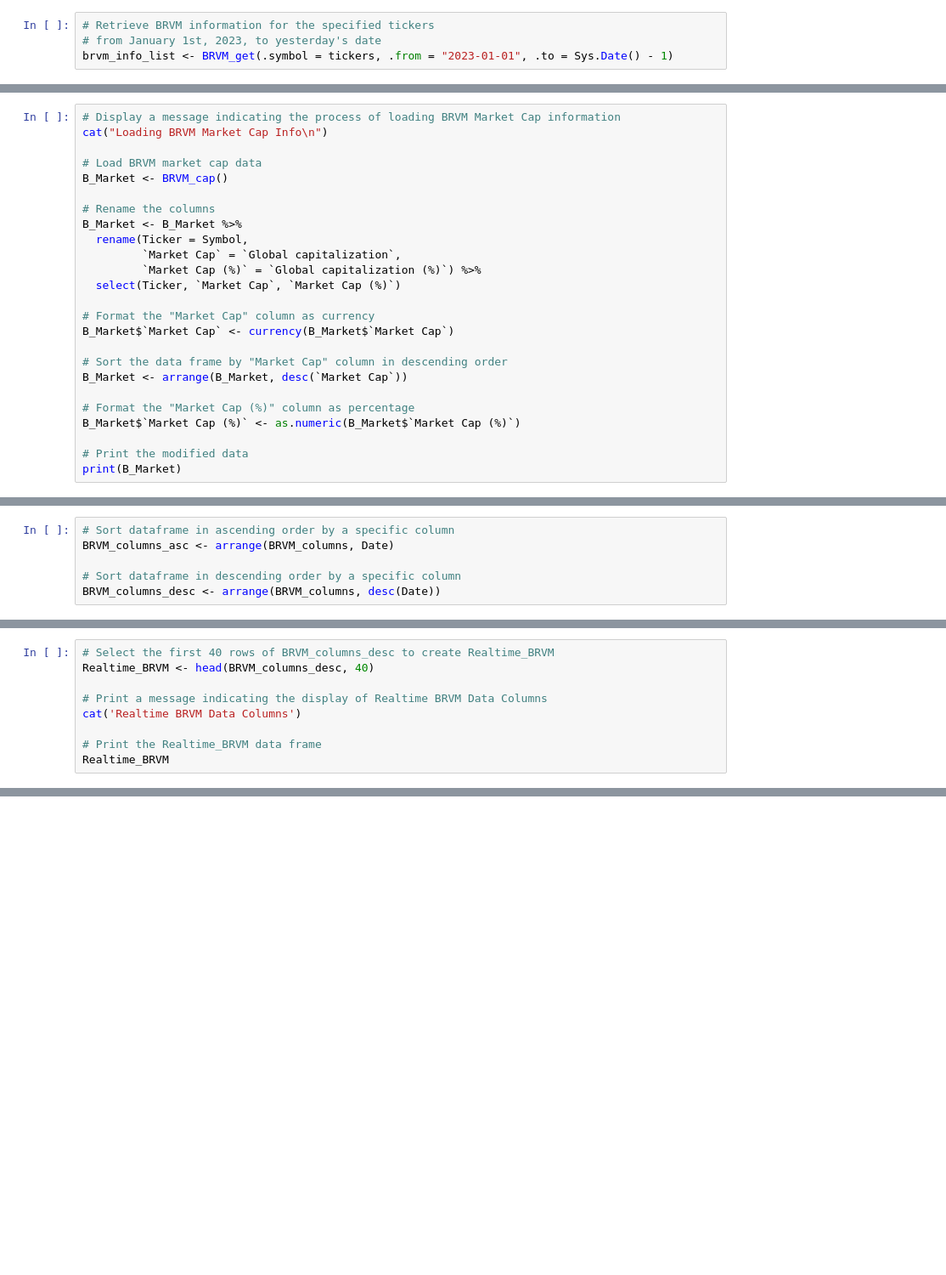
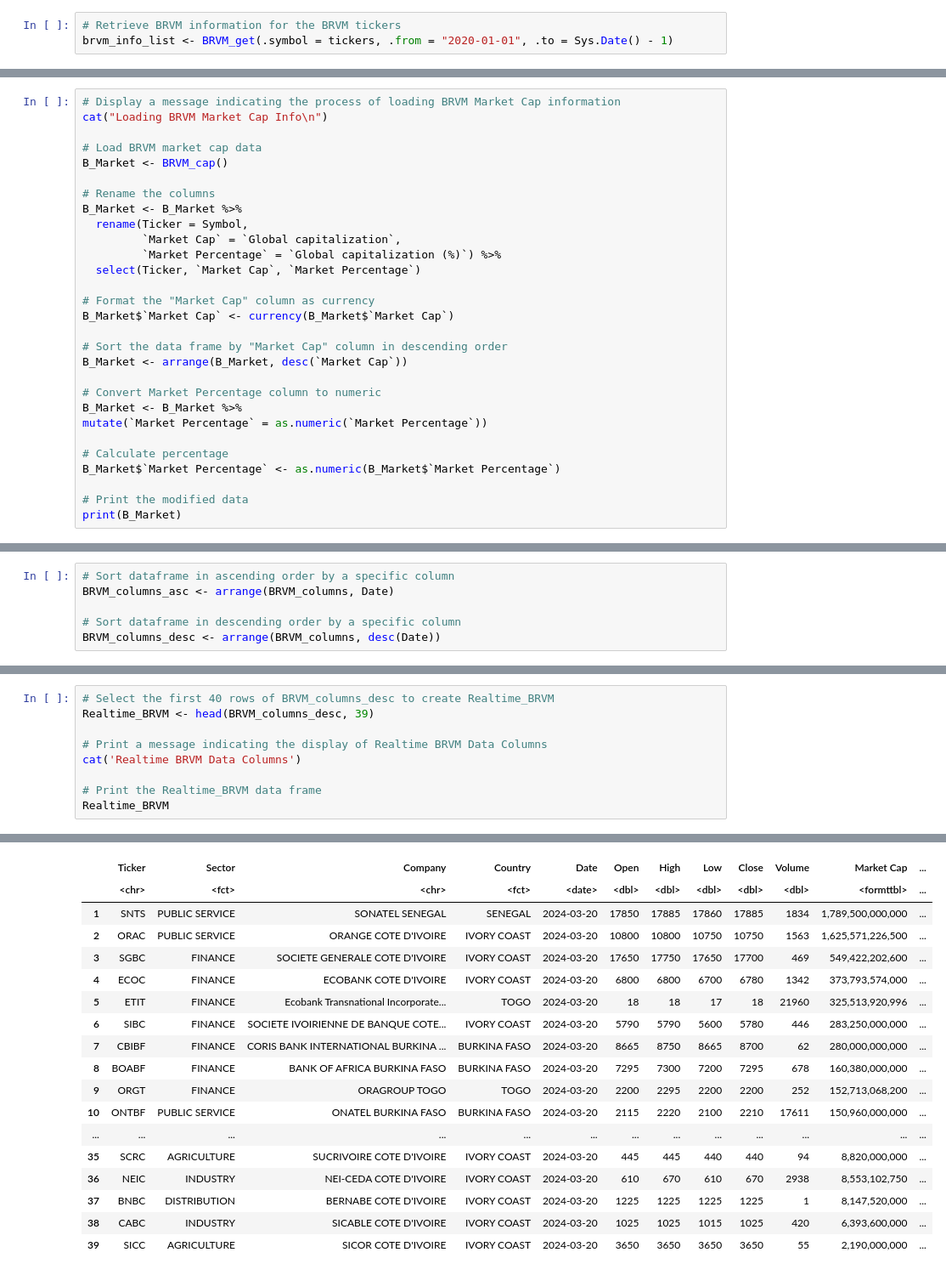
Before and after one commit to QuantumPhases/BRVM-Analyzer, a Jupyter notebook: BRVM Financial Code<:>/Brvm_R.ipynb, the cells around one changed output, grey strips where cells are left out. Shown at 85% size. Saved outputs shown, nothing was run; the diff lists cells and outputs as text; blank space fills up the shorter version.

Commit message:
BRVM R Code

```diff
--- a/BRVM Financial Code<:>/Brvm_R.ipynb
+++ b/BRVM Financial Code<:>/Brvm_R.ipynb
@@ -18,6 +35,5 @@ brvm_info <- BRVM_ticker_desc()
 # Extract tickers from ticker_info
 tickers <- brvm_info$Ticker
 # %%
-# Retrieve BRVM information for the specified tickers
-# from January 1st, 2023, to yesterday's date
-brvm_info_list <- BRVM_get(.symbol = tickers, .from = "2023-01-01", .to = Sys.Date() - 1)
+# Retrieve BRVM information for the BRVM tickers
+brvm_info_list <- BRVM_get(.symbol = tickers, .from = "2020-01-01", .to = Sys.Date() - 1)
@@ -36,8 +54,8 @@ B_Market <- BRVM_cap()
 B_Market <- B_Market %>%
   rename(Ticker = Symbol,
          `Market Cap` = `Global capitalization`,
-         `Market Cap (%)` = `Global capitalization (%)`) %>%
-  select(Ticker, `Market Cap`, `Market Cap (%)`)
+         `Market Percentage` = `Global capitalization (%)`) %>%
+  select(Ticker, `Market Cap`, `Market Percentage`)
 
 # Format the "Market Cap" column as currency
 B_Market$`Market Cap` <- currency(B_Market$`Market Cap`)
@@ -45,8 +63,12 @@ B_Market$`Market Cap` <- currency(B_Market$`Market Cap`)
 # Sort the data frame by "Market Cap" column in descending order
 B_Market <- arrange(B_Market, desc(`Market Cap`))
 
-# Format the "Market Cap (%)" column as percentage
-B_Market$`Market Cap (%)` <- as.numeric(B_Market$`Market Cap (%)`)
+# Convert Market Percentage column to numeric
+B_Market <- B_Market %>%
+mutate(`Market Percentage` = as.numeric(`Market Percentage`))
+
+# Calculate percentage
+B_Market$`Market Percentage` <- as.numeric(B_Market$`Market Percentage`)
 
 # Print the modified data
 print(B_Market)
@@ -76,9 +144,10 @@ glimpse(BRVM_columns_desc)
 # %%
 # Select the first 40 rows of BRVM_columns_desc to create Realtime_BRVM
-Realtime_BRVM <- head(BRVM_columns_desc, 40)
+Realtime_BRVM <- head(BRVM_columns_desc, 39)
 
 # Print a message indicating the display of Realtime BRVM Data Columns
 cat('Realtime BRVM Data Columns')
 
 # Print the Realtime_BRVM data frame
 Realtime_BRVM
+# %% [output]
@@ -85,3 +156,21 @@ Realtime_BRVM
+|  | Ticker | Sector | Company | Country | Date | Open | High | Low | Close | Volume | Market Cap | ... |
+|  | <chr> | <fct> | <chr> | <fct> | <date> | <dbl> | <dbl> | <dbl> | <dbl> | <dbl> | <formttbl> | ... |
+| 1 | SNTS | PUBLIC SERVICE | SONATEL SENEGAL | SENEGAL | 2024-03-20 | 17850 | 17885 | 17860 | 17885 | 1834 | 1,789,500,000,000 | ... |
+| 2 | ORAC | PUBLIC SERVICE | ORANGE COTE D'IVOIRE | IVORY COAST | 2024-03-20 | 10800 | 10800 | 10750 | 10750 | 1563 | 1,625,571,226,500 | ... |
+| 3 | SGBC | FINANCE | SOCIETE GENERALE COTE D'IVOIRE | IVORY COAST | 2024-03-20 | 17650 | 17750 | 17650 | 17700 | 469 | 549,422,202,600 | ... |
+| 4 | ECOC | FINANCE | ECOBANK COTE D'IVOIRE | IVORY COAST | 2024-03-20 | 6800 | 6800 | 6700 | 6780 | 1342 | 373,793,574,000 | ... |
+| 5 | ETIT | FINANCE | Ecobank Transnational Incorporate... | TOGO | 2024-03-20 | 18 | 18 | 17 | 18 | 21960 | 325,513,920,996 | ... |
+| 6 | SIBC | FINANCE | SOCIETE IVOIRIENNE DE BANQUE COTE... | IVORY COAST | 2024-03-20 | 5790 | 5790 | 5600 | 5780 | 446 | 283,250,000,000 | ... |
+| 7 | CBIBF | FINANCE | CORIS BANK INTERNATIONAL BURKINA ... | BURKINA FASO | 2024-03-20 | 8665 | 8750 | 8665 | 8700 | 62 | 280,000,000,000 | ... |
+| 8 | BOABF | FINANCE | BANK OF AFRICA BURKINA FASO | BURKINA FASO | 2024-03-20 | 7295 | 7300 | 7200 | 7295 | 678 | 160,380,000,000 | ... |
+| 9 | ORGT | FINANCE | ORAGROUP TOGO | TOGO | 2024-03-20 | 2200 | 2295 | 2200 | 2200 | 252 | 152,713,068,200 | ... |
+| 10 | ONTBF | PUBLIC SERVICE | ONATEL BURKINA FASO | BURKINA FASO | 2024-03-20 | 2115 | 2220 | 2100 | 2210 | 17611 | 150,960,000,000 | ... |
+| ... | ... | ... | ... | ... | ... | ... | ... | ... | ... | ... | ... | ... |
+| 35 | SCRC | AGRICULTURE | SUCRIVOIRE COTE D'IVOIRE | IVORY COAST | 2024-03-20 | 445 | 445 | 440 | 440 | 94 | 8,820,000,000 | ... |
+| 36 | NEIC | INDUSTRY | NEI-CEDA COTE D'IVOIRE | IVORY COAST | 2024-03-20 | 610 | 670 | 610 | 670 | 2938 | 8,553,102,750 | ... |
+| 37 | BNBC | DISTRIBUTION | BERNABE COTE D'IVOIRE | IVORY COAST | 2024-03-20 | 1225 | 1225 | 1225 | 1225 | 1 | 8,147,520,000 | ... |
+| 38 | CABC | INDUSTRY | SICABLE COTE D'IVOIRE | IVORY COAST | 2024-03-20 | 1025 | 1025 | 1015 | 1025 | 420 | 6,393,600,000 | ... |
+| 39 | SICC | AGRICULTURE | SICOR COTE D'IVOIRE | IVORY COAST | 2024-03-20 | 3650 | 3650 | 3650 | 3650 | 55 | 2,190,000,000 | ... |
 # %%
 # Retrieve BRVM index data and store it in brvm_sector
 brvm_sector <- BRVM_index()
```
Also changed, not shown: parts of 11 cells of this notebook.
